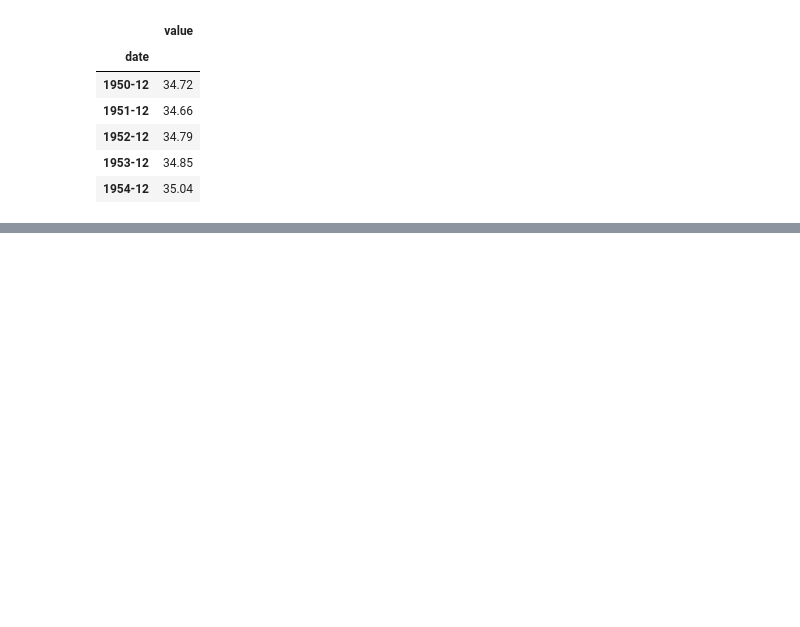
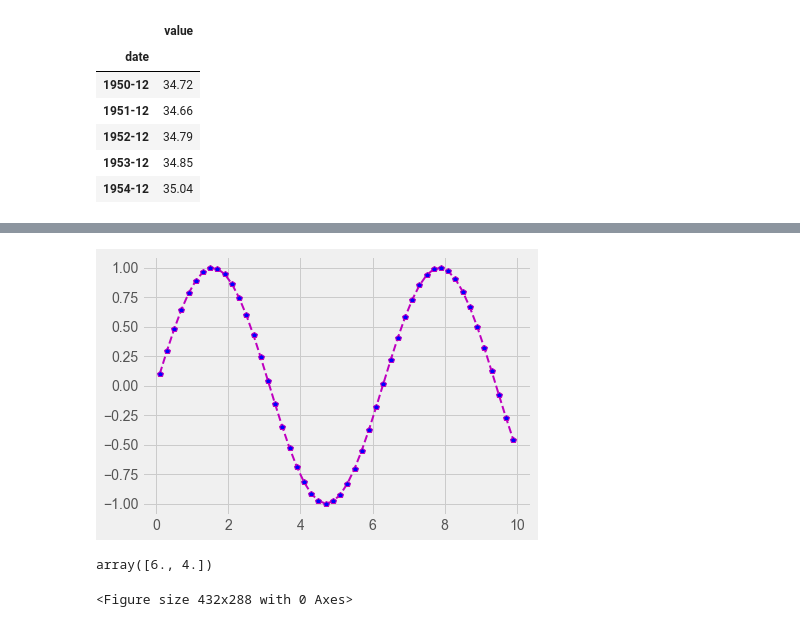
Before and after one commit to kazimosiurahman/Data_viz, a Jupyter notebook: data_viz.ipynb, the cells around one changed output, grey strips where cells are left out. Saved outputs shown, nothing was run; the diff lists cells and outputs as text; code cells hidden in the pictures; blank space fills up the shorter version.

```diff
--- a/data_viz.ipynb
+++ b/data_viz.ipynb
@@ -169,0 +170,18 @@ ax1.barh(y = ['Male','Female'] ,width = [200,300],height =0.6)
+# %%
+plt.style.use('fivethirtyeight')
+fig = plt.figure()
+ax = fig.add_axes([0.1,0.1,0.9,0.9])
+x = np.arange(0.1,10,0.2)
+y = np.sin(x)
+ax.plot(x,y,'m',ls='--',lw = 2,marker='p',markerfacecolor='b');
+# ax.plot(x,y+1,'b');
+# ax.plot(x,y+2,'#FF9000',marker='o',markersize=5,lw=2,ls='--');
+# %% [output]
+[figure, added]
+# %%
+fig = plt.figure()
+#to know the properties of the figure object created use the .properties option
+fig.properties()['size_inches']
+# %% [output]
+array([6., 4.])
+<Figure size 432x288 with 0 Axes>
```
Also changed, not shown: parts of 11 cells of this notebook.
